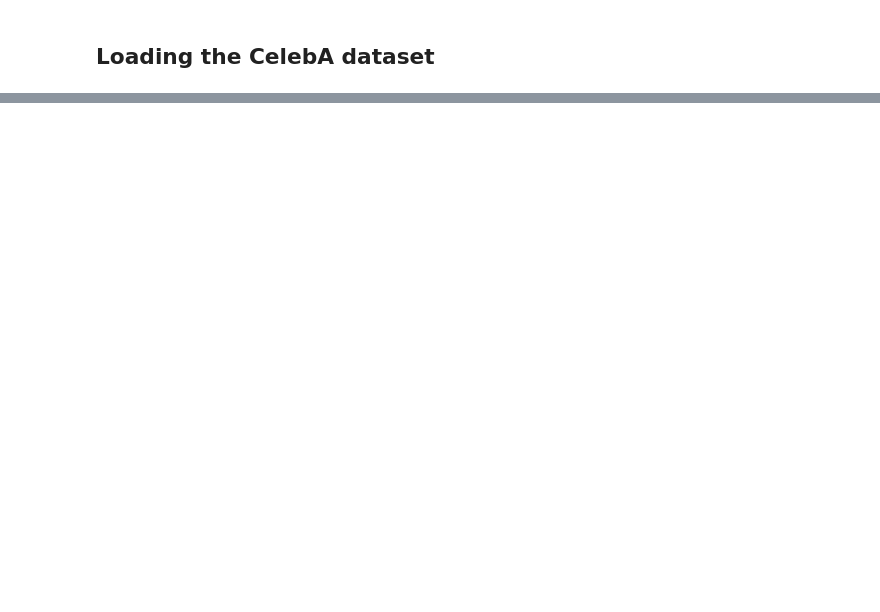
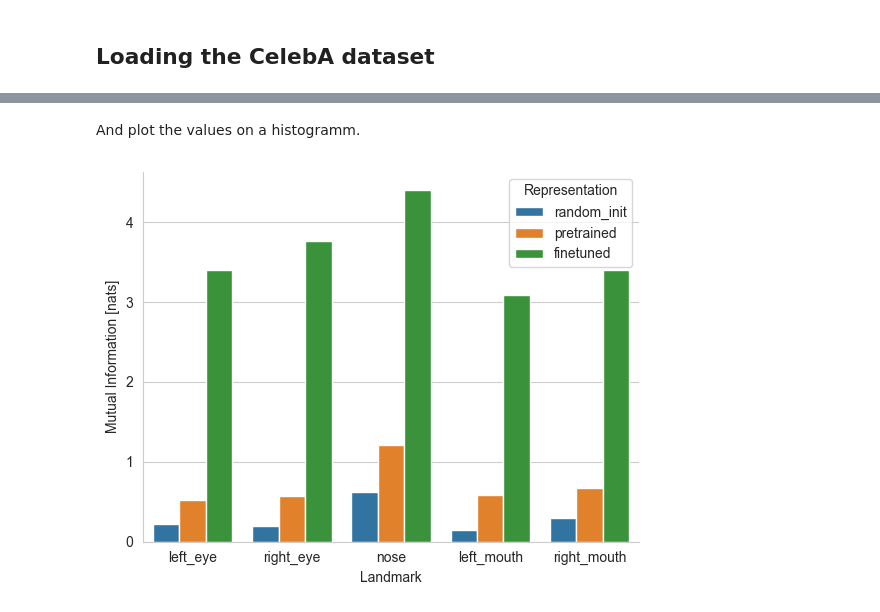
Before and after one commit to mfederici/torch-mist, a Jupyter notebook: docs/notebooks/examples/keypoint_info.ipynb, the cells around one changed output, grey strips where cells are left out. Cells and saved outputs as stored; diff of their text form; code cells hidden in the pictures; blank space fills up the shorter version.

```diff
--- a/docs/notebooks/examples/keypoint_info.ipynb
+++ b/docs/notebooks/examples/keypoint_info.ipynb
@@ -341,0 +202,9 @@ pd.DataFrame(estimates)
+# %%
+from torch_mist.utils import evaluate_mi
+
+# Evaluate mutual information (May require a few minutes on cpu)
+mutual_information = evaluate_mi(
+    mi_estimator,
+    dataloader=testloader
+)
+mutual_information
@@ -341,0 +227,29 @@ pd.DataFrame(estimates)
+# %% [markdown]
+And plot the values on a histogramm.
+# %%
+import pandas as pd
+
+results = []
+
+# For simplicity, we convert the list of the mutual information into a pandas dataframe
+for name, value in mutual_information.items():
+    name = name.replace('I(', '').replace(')','')
+    result = {
+        'Representation': name.split(';')[0],
+        'Landmark': name.split(';')[1],
+        'Mutual Information [nats]': value
+    }
+    results.append(result)
+
+results = pd.DataFrame(results)
+
+
+sns.barplot(
+    results,
+    x='Landmark', hue='Representation', y='Mutual Information [nats]',
+    hue_order=REPRESENTATIONS,
+    order=LANDMARKS
+)
+sns.despine()
+# %% [output]
+[figure, added]
```
Also changed, not shown: parts of 39 cells of this notebook, 26 other files.
